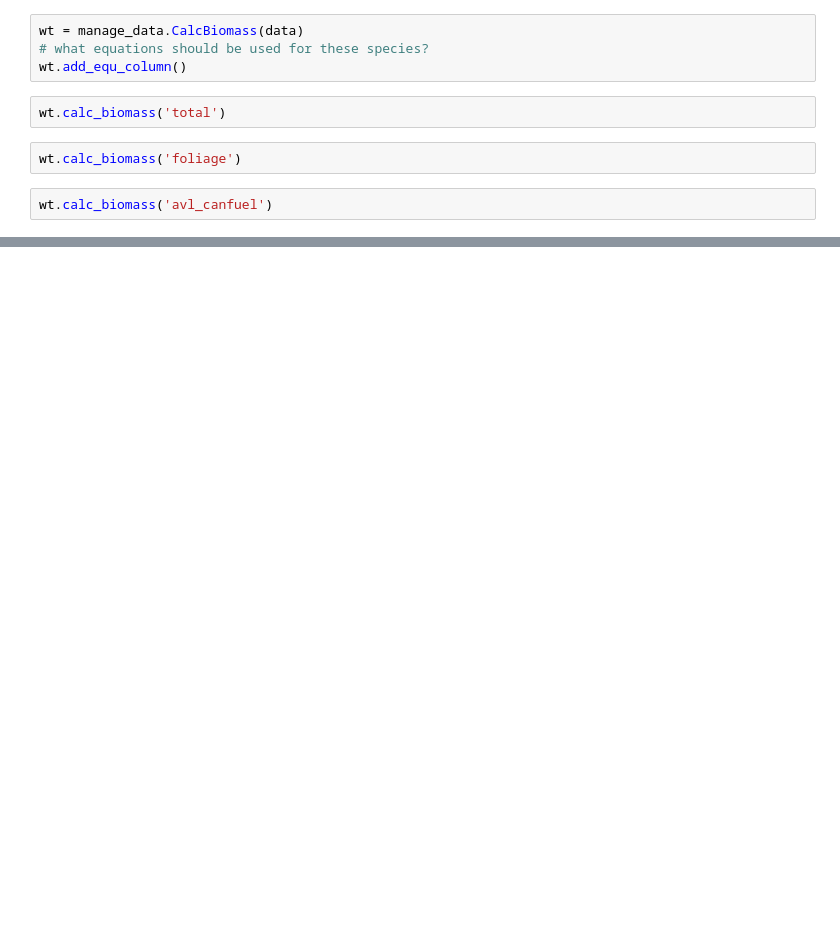
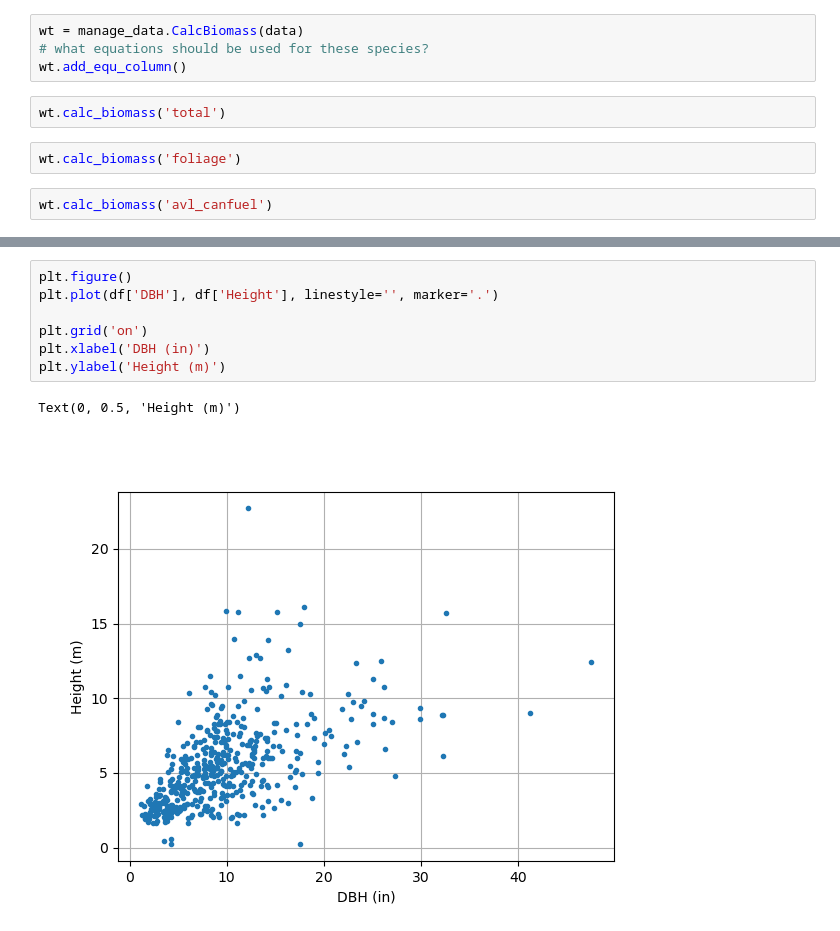
Before and after one commit to SWFireInnovation/biomass, a Jupyter notebook: labs/FtHuachucah_methods.ipynb, the cells around one changed output, grey strips where cells are left out. Drawn from its saved outputs; the diff is of its cells as text; blank space fills up the shorter version.

```diff
--- a/labs/FtHuachucah_methods.ipynb
+++ b/labs/FtHuachucah_methods.ipynb
@@ -148,0 +204,10 @@ plt.grid('on')
+# %%
+plt.figure()
+plt.plot(df['DBH'], df['Height'], linestyle='', marker='.')
+
+plt.grid('on')
+plt.xlabel('DBH (in)')
+plt.ylabel('Height (m)')
+# %% [output]
+Text(0, 0.5, 'Height (m)')
+[figure, added]
```
Also changed, not shown: parts of 12 cells of this notebook, 2 other files.
